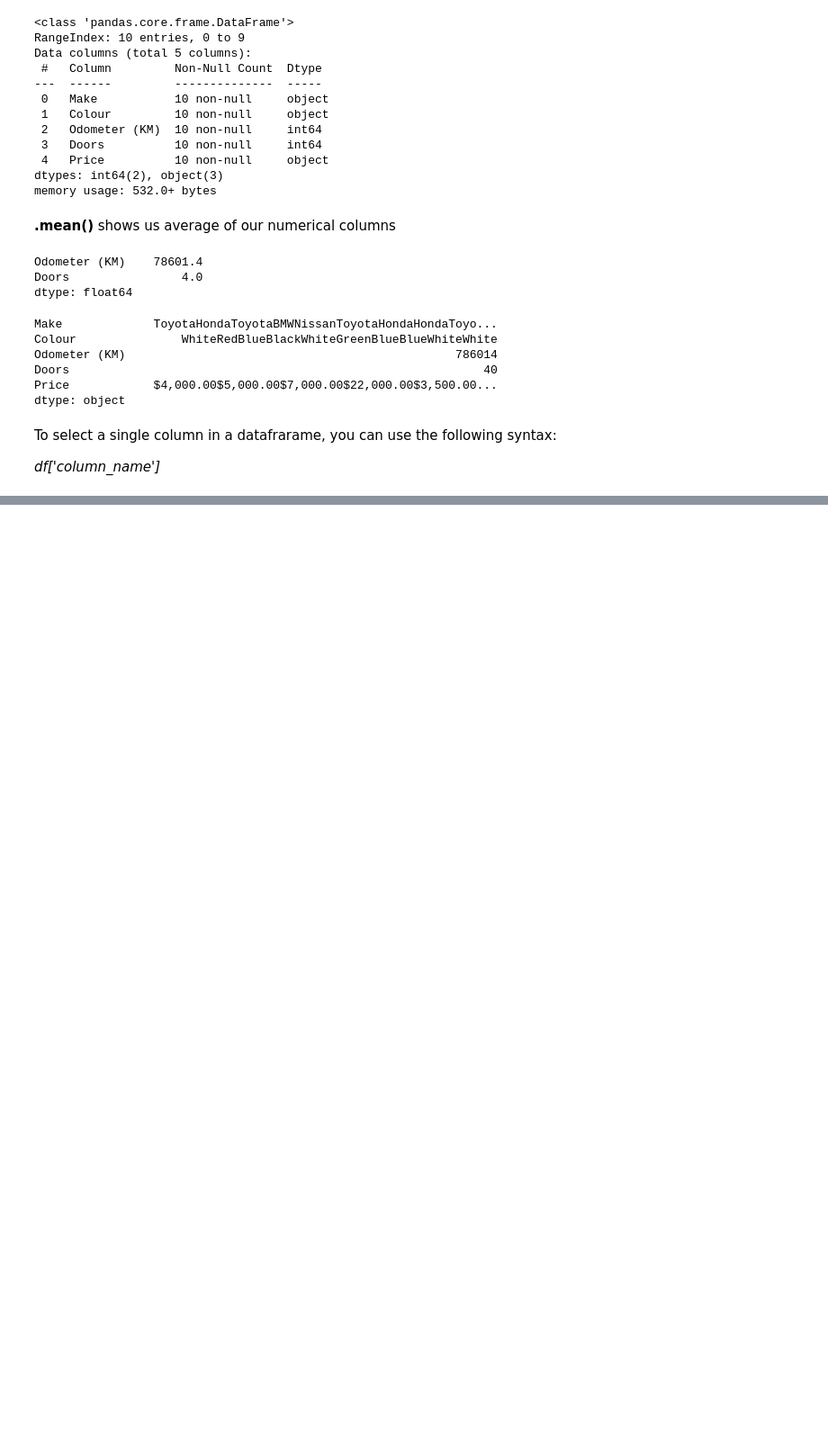
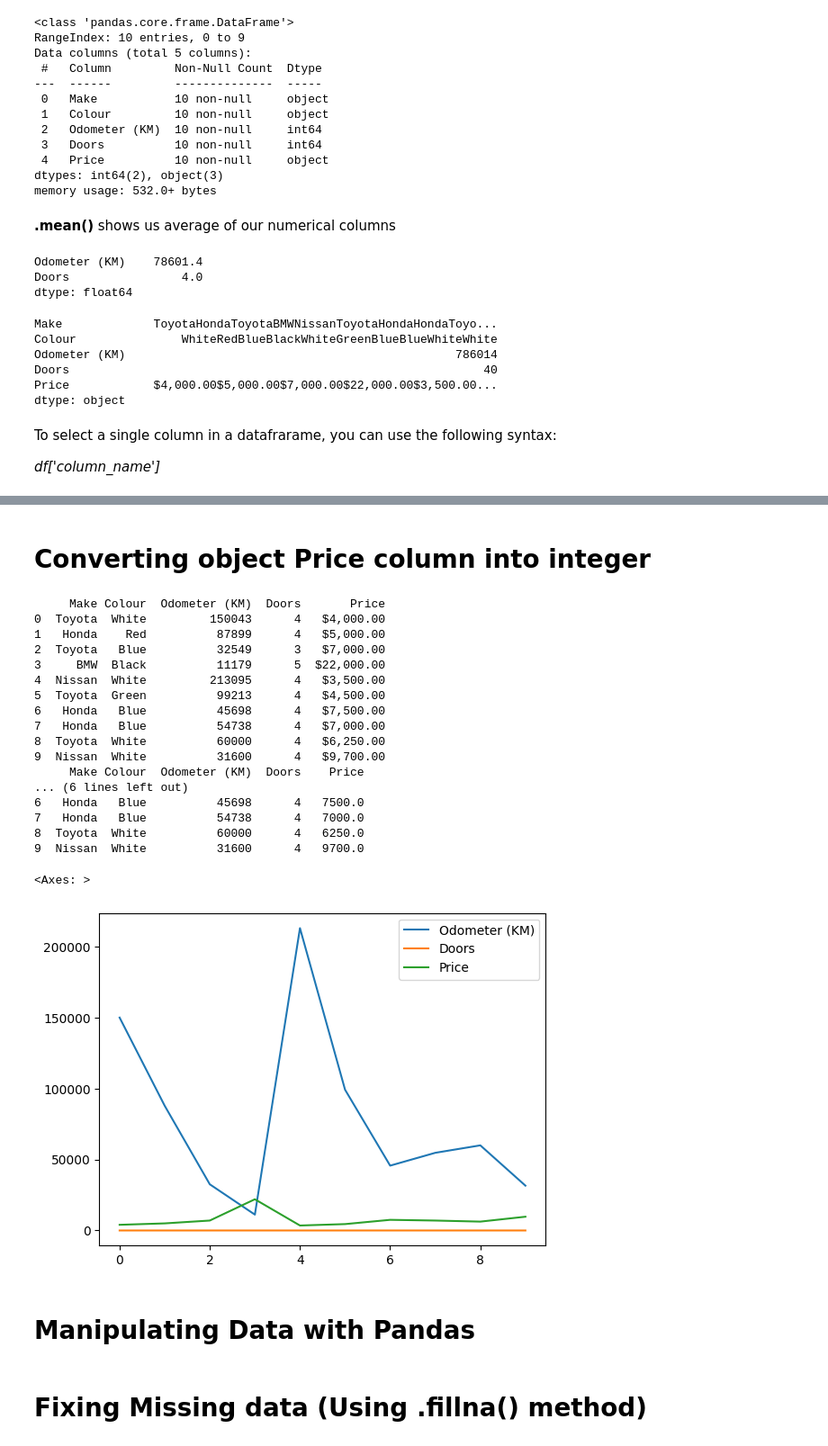
Before and after one commit to osamaizhar/Datascience-and-AI-Learning, a Jupyter notebook: Pandas/main.ipynb, the cells around one changed output, grey strips where cells are left out. Shown at 90% size. Saved outputs shown, nothing was run; the diff lists cells and outputs as text; code cells hidden in the pictures; blank space fills up the shorter version.

```diff
--- a/Pandas/main.ipynb
+++ b/Pandas/main.ipynb
@@ -116,0 +274,33 @@ a = 5
+# %% [markdown]
+# Converting object Price column into integer
+# %%
+print(car_sales)
+# converting Price column in car_sales df to float by first removing $ and , from the str value
+# and then converting it to float
+car_sales["Price"] = car_sales["Price"].str.replace(
+    '[\$\,]', '', regex=True).astype(float)
+print(car_sales)
+
+car_sales.plot()
+# %% [output]
+     Make Colour  Odometer (KM)  Doors       Price
+0  Toyota  White         150043      4   $4,000.00
+1   Honda    Red          87899      4   $5,000.00
+2  Toyota   Blue          32549      3   $7,000.00
+3     BMW  Black          11179      5  $22,000.00
+4  Nissan  White         213095      4   $3,500.00
+5  Toyota  Green          99213      4   $4,500.00
+6   Honda   Blue          45698      4   $7,500.00
+7   Honda   Blue          54738      4   $7,000.00
+8  Toyota  White          60000      4   $6,250.00
+9  Nissan  White          31600      4   $9,700.00
+     Make Colour  Odometer (KM)  Doors    Price
+... (6 lines left out)
+6   Honda   Blue          45698      4   7500.0
+7   Honda   Blue          54738      4   7000.0
+8  Toyota  White          60000      4   6250.0
+9  Nissan  White          31600      4   9700.0
+<Axes: >
+[figure, added]
+# %% [markdown]
+# Manipulating Data with Pandas
@@ -116,0 +310,2 @@ a = 5
+# %% [markdown]
+# Fixing Missing data (Using .fillna() method)
```
Also changed, not shown: parts of 34 cells of this notebook, 4 other files.
